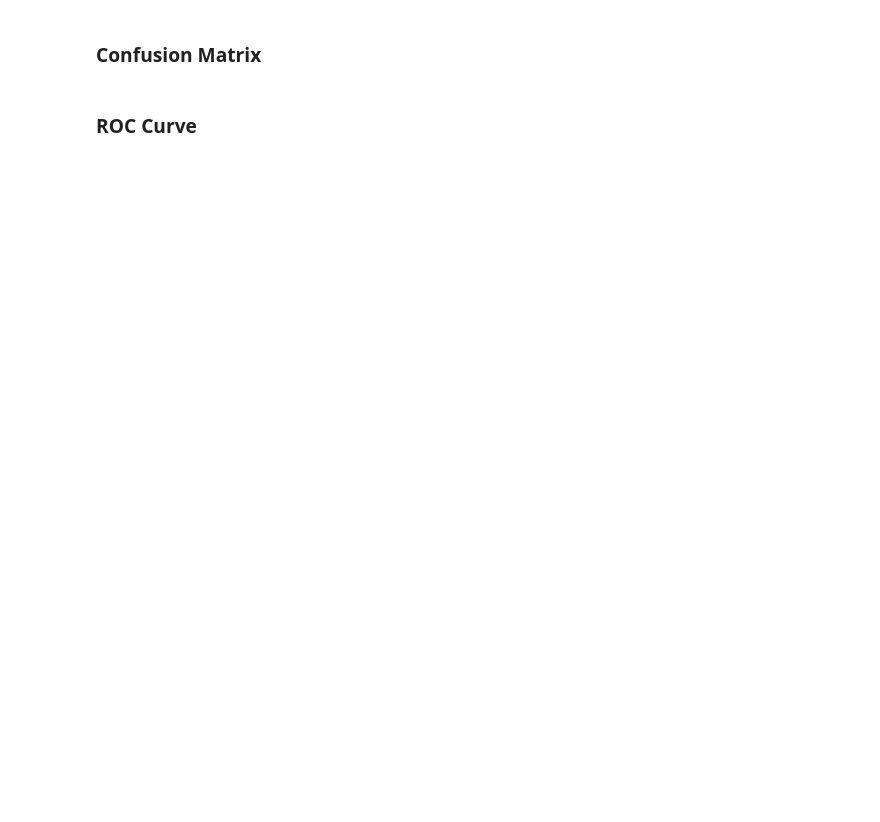
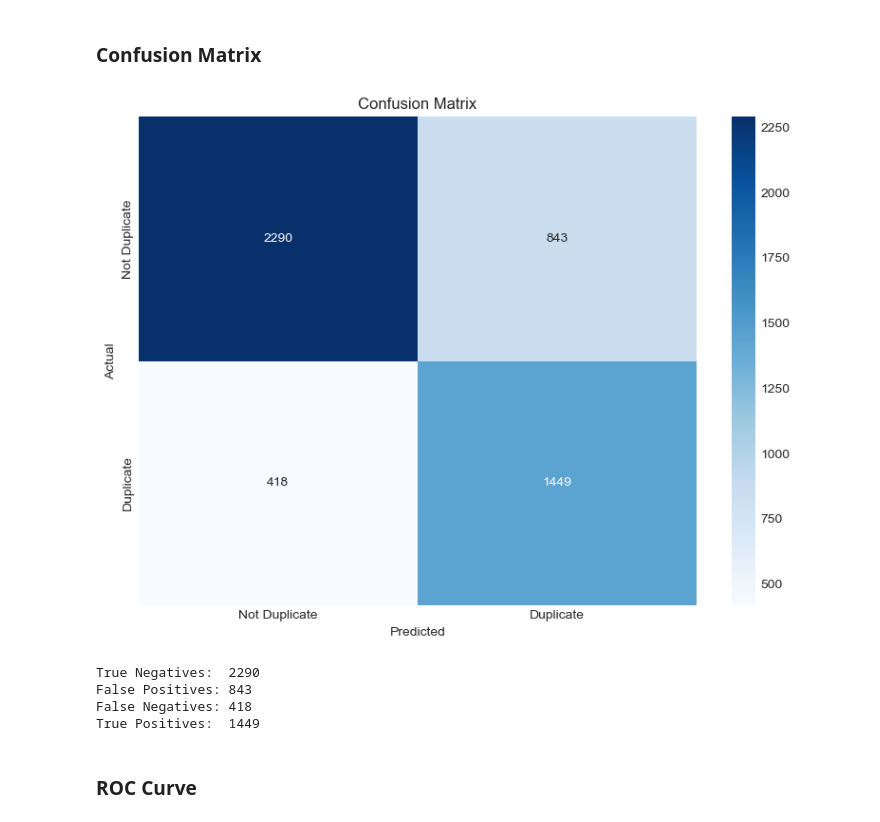
Before and after one commit to jackshengxinz/ECE364-final-project, a Jupyter notebook: Quora_Duplicate_Questions.ipynb, the cells around one changed output. Cells and saved outputs as stored; diff of their text form; code cells hidden in the pictures; blank space fills up the shorter version.

```diff
--- a/Quora_Duplicate_Questions.ipynb
+++ b/Quora_Duplicate_Questions.ipynb
@@ -1416,9 +1617,34 @@ print_evaluation_report(test_metrics, "TEST SET EVALUATION")
 # %% [markdown]
 ### Confusion Matrix
 # %%
-from evaluate import plot_confusion_matrix
+# from evaluate import plot_confusion_matrix
+# Plot confusion matrix
 
-plot_confusion_matrix(test_metrics, save_path='confusion_matrix.png', show=True)
+from sklearn.metrics import confusion_matrix
+
+cm = confusion_matrix(test_metrics['labels'], test_metrics['preds'])
+
+fig, ax = plt.subplots(figsize=(8, 6))
+sns.heatmap(cm, annot=True, fmt='d', cmap='Blues', ax=ax,
+            xticklabels=['Not Duplicate', 'Duplicate'],
+            yticklabels=['Not Duplicate', 'Duplicate'])
+ax.set_xlabel('Predicted')
+ax.set_ylabel('Actual')
+ax.set_title('Confusion Matrix')
+plt.tight_layout()
+plt.savefig('confusion_matrix.png', dpi=150, bbox_inches='tight')
+plt.show()
+
+print(f"True Negatives:  {cm[0,0]}")
+print(f"False Positives: {cm[0,1]}")
+print(f"False Negatives: {cm[1,0]}")
+print(f"True Positives:  {cm[1,1]}")
+# %% [output]
+[figure, added]
+True Negatives:  2290
+False Positives: 843
+False Negatives: 418
+True Positives:  1449
 # %% [markdown]
 ### ROC Curve
 # %%
```
Also changed, not shown: parts of 23 cells of this notebook, 6 other files.
